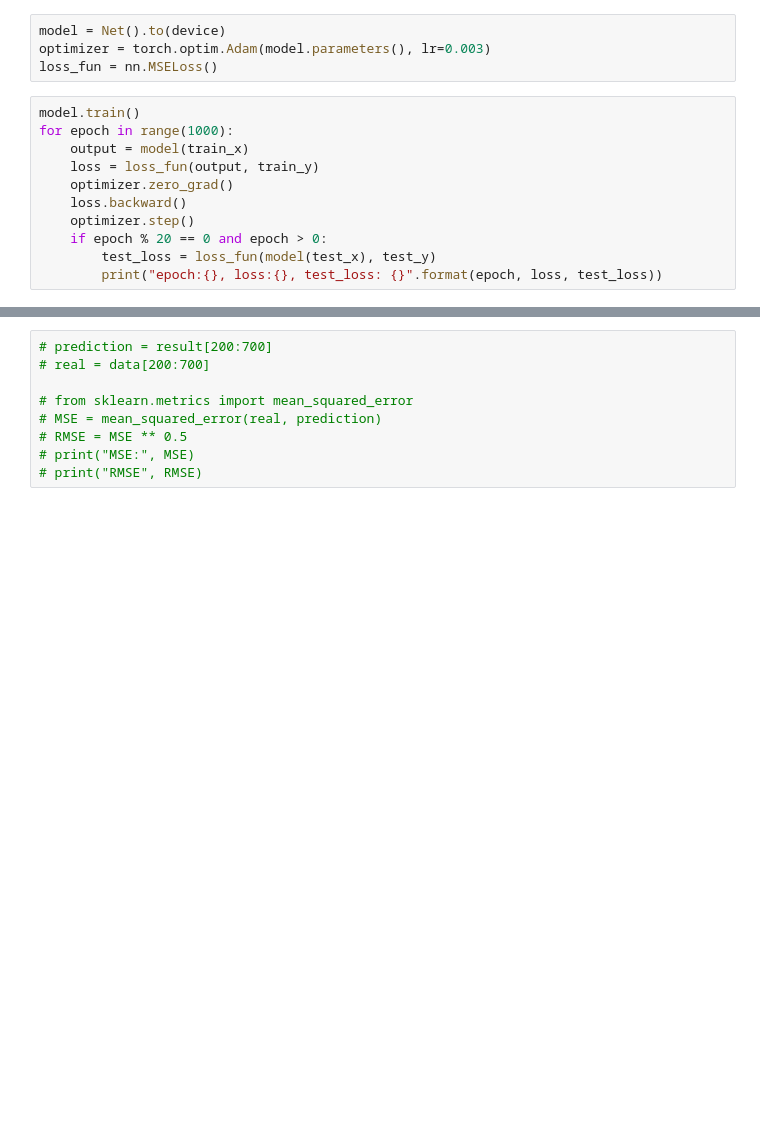
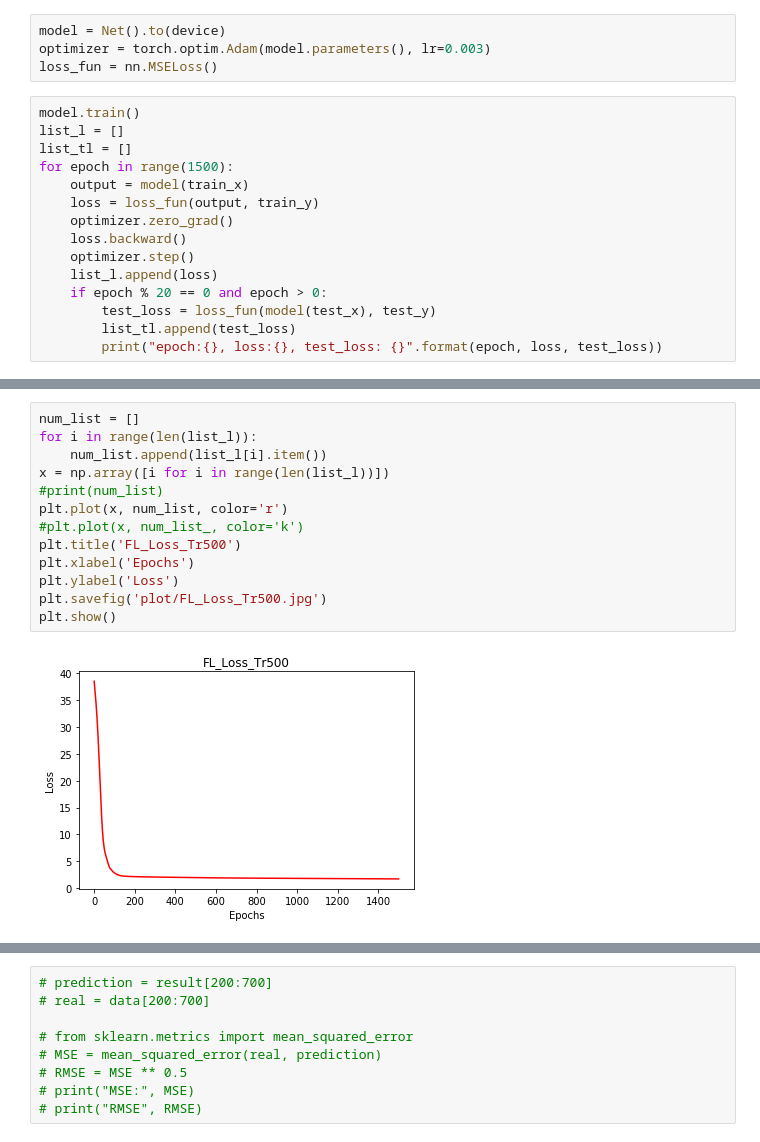
Before and after one commit to GoodrainCN/Covid_Trend, a Jupyter notebook: FL.ipynb, the cells around one changed output, grey strips where cells are left out. Saved outputs shown, nothing was run; the diff lists cells and outputs as text; blank space fills up the shorter version.

```diff
--- a/FL.ipynb
+++ b/FL.ipynb
@@ -71,13 +71,17 @@ optimizer = torch.optim.Adam(model.parameters(), lr=0.003)
 loss_fun = nn.MSELoss()
 # %%
 model.train()
-for epoch in range(1000):
+list_l = []
+list_tl = []
+for epoch in range(1500):
     output = model(train_x)
     loss = loss_fun(output, train_y)
     optimizer.zero_grad()
     loss.backward()
     optimizer.step()
+    list_l.append(loss)
     if epoch % 20 == 0 and epoch > 0:
         test_loss = loss_fun(model(test_x), test_y)
+        list_tl.append(test_loss)
         print("epoch:{}, loss:{}, test_loss: {}".format(epoch, loss, test_loss))
 # %% [output]
@@ -100,0 +105,15 @@ epoch:980, loss:1.8886528015136719, test_loss: 140.8721466064453
+# %%
+num_list = []
+for i in range(len(list_l)):
+    num_list.append(list_l[i].item())
+x = np.array([i for i in range(len(list_l))])
+#print(num_list)
+plt.plot(x, num_list, color='r')
+#plt.plot(x, num_list_, color='k')
+plt.title('FL_Loss_Tr500')
+plt.xlabel('Epochs')
+plt.ylabel('Loss')
+plt.savefig('plot/FL_Loss_Tr500.jpg')
+plt.show()
+# %% [output]
+[figure, added]
```
Also changed, not shown: parts of 7 cells of this notebook, 42 other files.
